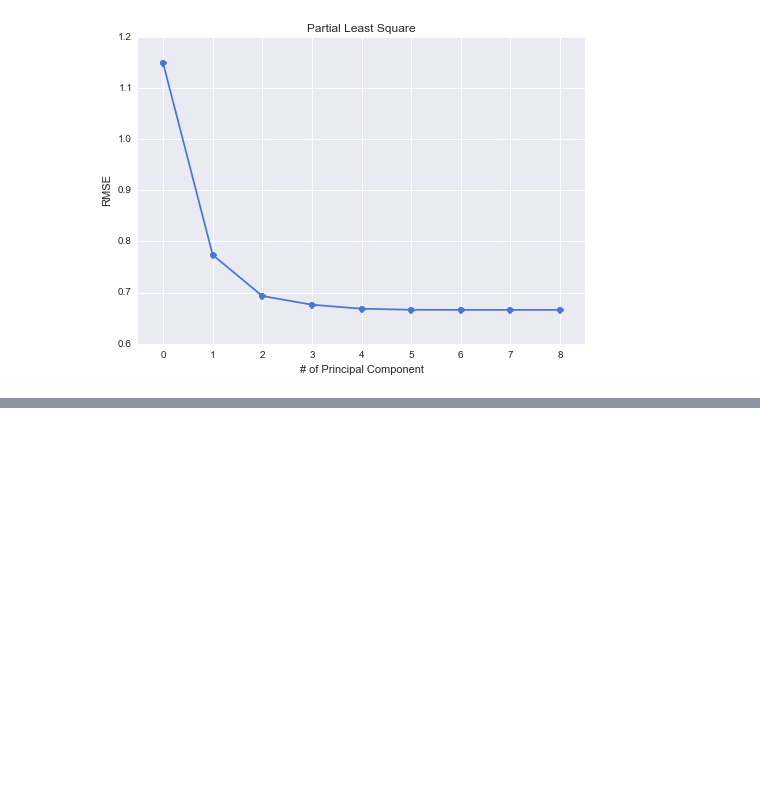
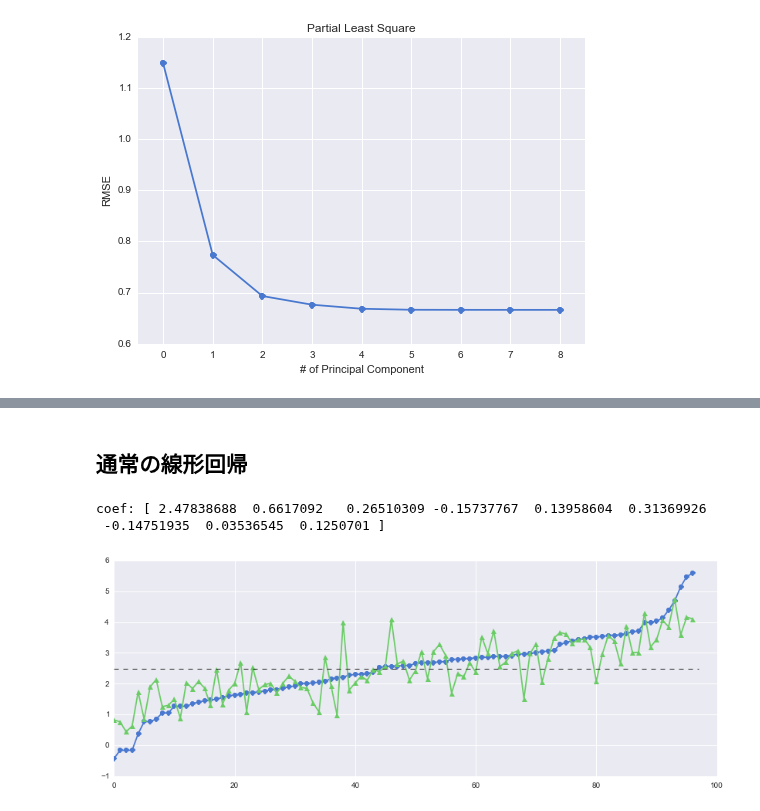
Before and after one commit to matsuken92/Qiita_Contents, a Jupyter notebook: Castella-book/Partial_Least_Square.ipynb, the cells around one changed output, grey strips where cells are left out. Cells and saved outputs as stored; diff of their text form; code cells hidden in the pictures; blank space fills up the shorter version.

```diff
--- a/Castella-book/Partial_Least_Square.ipynb
+++ b/Castella-book/Partial_Least_Square.ipynb
@@ -117,0 +145,17 @@ RMSE[8]: 0.666259126842
+# %% [markdown]
+## 通常の線形回帰
+# %%
+clf = LinearRegression(fit_intercept=False)
+clf.fit(np.column_stack([np.ones(len(X)),X]), y)
+print "coef:", clf.coef_
+
+plt.figure(figsize=(14,5))
+plt.plot(range(len(y)),y,marker="o")
+plt.plot(range(len(y)),clf.predict(np.column_stack([np.ones(len(X)),X])),marker="^",c="g")
+y_mean = np.mean(y)
+plt.plot([0,len(y)],[y_mean, y_mean],"k--", lw=1)
+plt.show()
+# %% [output]
+coef: [ 2.47838688  0.6617092   0.26510309 -0.15737767  0.13958604  0.31369926
+ -0.14751935  0.03536545  0.1250701 ]
+[figure, added]
```
Also changed, not shown: parts of 3 cells of this notebook.
